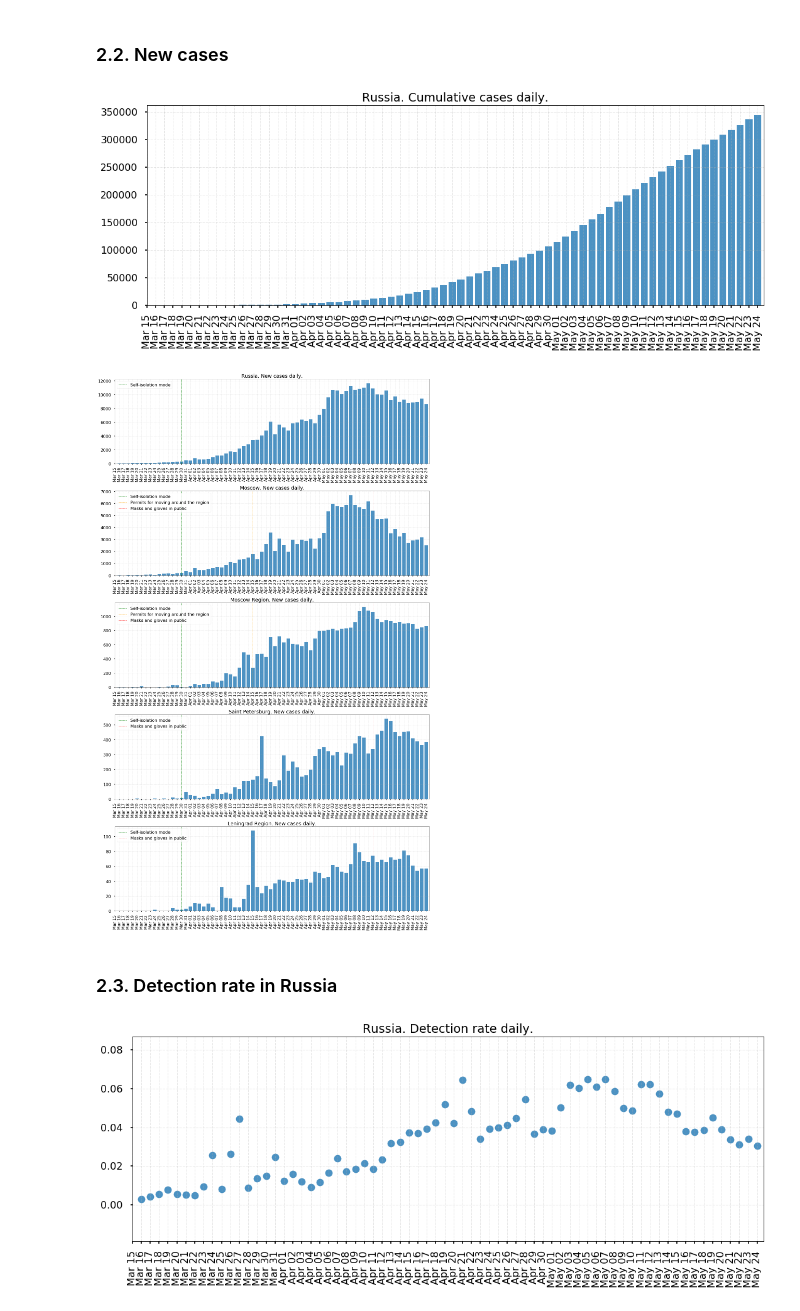
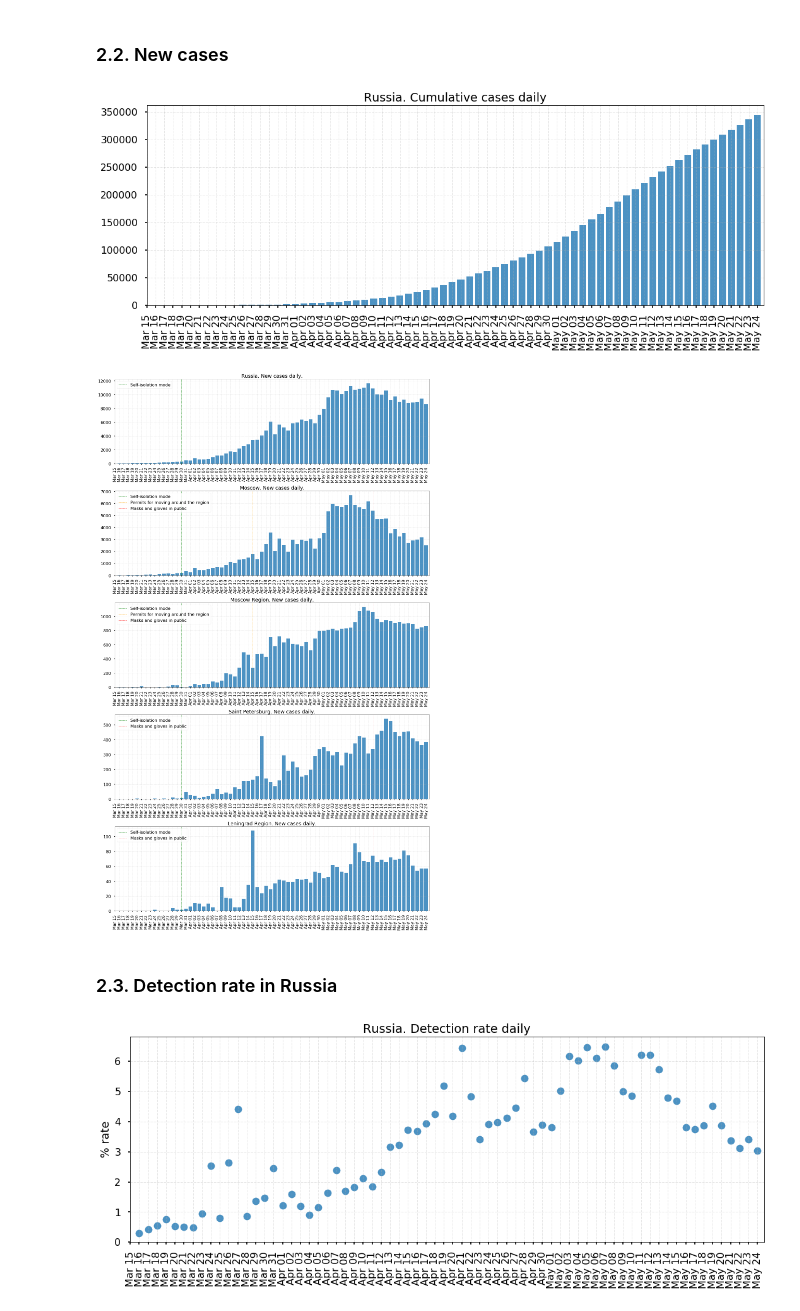
Before and after one commit to mike-chesnokov/covid19_russia_moscow, a Jupyter notebook: coronovirus_stats.ipynb, the cells around one changed output. Saved outputs shown, nothing was run; the diff lists cells and outputs as text; code cells hidden in the pictures.

Commit message:
update 24.05.2020 + pictures

```diff
--- a/coronovirus_stats.ipynb
+++ b/coronovirus_stats.ipynb
@@ -93,7 +93,8 @@ for col in col_to_int:
 data['date'] = pd.to_datetime(data['date'], dayfirst=True)
 # %%
 # cut noisy data
-data_2 = data[data['date'] > '2020-03-15'].copy()
+CUT_DATE = '2020-03-15'
+data_2 = data[data['date'] > CUT_DATE].copy()
 data_2.head(30)
 # %% [output]
 |  | date | moscow_region | moscow | leningrad_region | saint_petersburg | russia_cumulative_cases | ... |
@@ -170,16 +174,19 @@ current_date = pd.to_datetime('today')
 fig, ax = plt.subplots(figsize=(18,6))
 
 ax.bar(data_2['date'], data_2['russia_cumulative_cases'], alpha=0.8)
-ax.set_xlim(left=pd.to_datetime('2020-03-15'), right=current_date)
+ax.set_xlim(left=pd.to_datetime(CUT_DATE), right=current_date)
 
-ax.set_title('Russia. Cumulative cases daily.')
+txt = 'Russia. Cumulative cases daily'
+ax.set_title(txt)
+
 ax.xaxis.set_major_locator(mdates.DayLocator())
 ax.xaxis.set_major_formatter(mdates.DateFormatter('%b %d'))
 plt.xticks(rotation=90)
 plt.grid(which='major', linestyle='--', linewidth=1, alpha=0.3)
-plt.show()
+
+plt.savefig('pictures/' + txt + '.jpg')
 # %% [output]
-[figure, old version]
+[figure, new version]
 # %%
 tests_cols = {
     'russia_new_cases': 'Russia',
@@ -193,7 +200,7 @@ fig, ax = plt.subplots(ncols=1, nrows=len(tests_cols), figsize=(18, 6*len(tests_
 
 for ind, col in enumerate(tests_cols):
     ax[ind].bar(data_2['date'], data_2[col], alpha=0.8)
-    ax[ind].set_xlim(left=pd.to_datetime('2020-03-15'), right=current_date)
+    ax[ind].set_xlim(left=pd.to_datetime(CUT_DATE), right=current_date)
 
     # title
     txt = f'{tests_cols[col]}. New cases daily.'
@@ -219,23 +226,30 @@ for ind, col in enumerate(tests_cols):
     ax[ind].legend(loc=2)
 
 plt.tight_layout()
-plt.show()
+plt.savefig('pictures/number of new cases by region.jpg')
 # %% [output]
-[figure, old version]
+[figure, new version]
 # %% [markdown]
 ### 2.3. Detection rate in Russia
 # %%
 current_date = pd.to_datetime('today')
 fig, ax = plt.subplots(figsize=(18,6))
 
-ax.scatter(data_2['date'], data_2['russia_detection_rate'], alpha=0.8)
-ax.set_xlim(left=pd.to_datetime('2020-03-15'), right=current_date)
+ax.scatter(data_2['date'], data_2['russia_detection_rate']*100, alpha=0.8)
 
-ax.set_title('Russia. Detection rate daily.')
+ax.set_xlim(left=pd.to_datetime(CUT_DATE), right=current_date)
+ax.set_ylim(bottom=0)
+
+txt = 'Russia. Detection rate daily'
+ax.set_title(txt)
+
 ax.xaxis.set_major_locator(mdates.DayLocator())
 ax.xaxis.set_major_formatter(mdates.DateFormatter('%b %d'))
+
 plt.xticks(rotation=90)
 plt.grid(which='major', linestyle='--', linewidth=1, alpha=0.3)
-plt.show()
+plt.ylabel('% rate')
+
+plt.savefig('pictures/' + txt + '.jpg')
 # %% [output]
-[figure, old version]
+[figure, new version]
```
Also changed, not shown: parts of 3 cells of this notebook, 5 other files.
